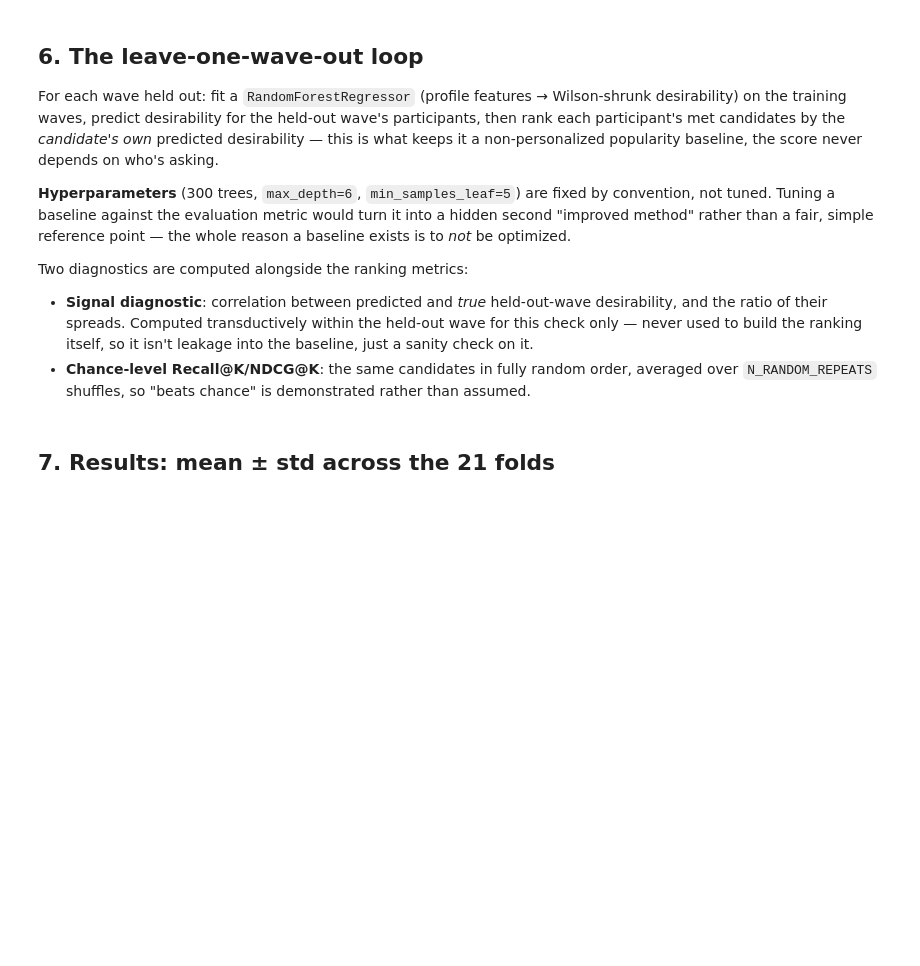
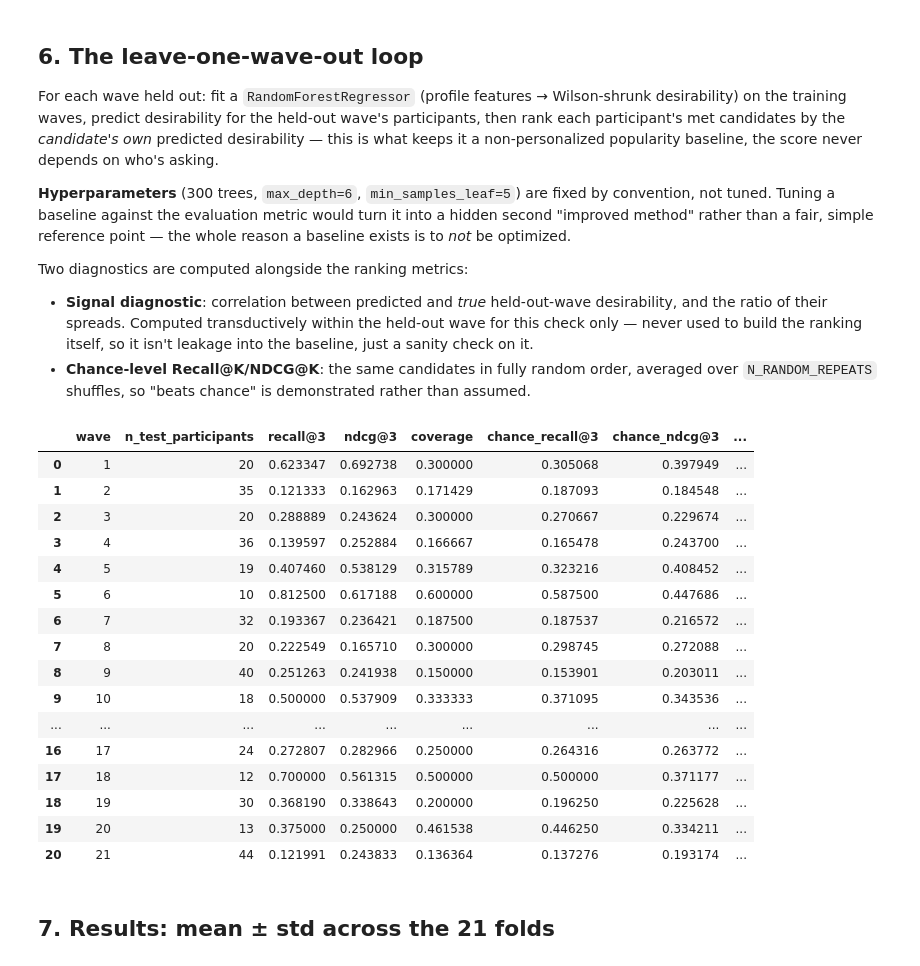
Before and after one commit to lerenardrouxx/speed_dating_experiment, a Jupyter notebook: 03_Baseline_Desirability_Model.ipynb, the cells around one changed output. Saved outputs shown, nothing was run; the diff lists cells and outputs as text; code cells hidden in the pictures; blank space fills up the shorter version.

```diff
--- a/03_Baseline_Desirability_Model.ipynb
+++ b/03_Baseline_Desirability_Model.ipynb
@@ -172,10 +172,17 @@ Two diagnostics are computed alongside the ranking metrics:
 - **Chance-level Recall@K/NDCG@K**: the same candidates in fully random order, averaged over
   `N_RANDOM_REPEATS` shuffles, so "beats chance" is demonstrated rather than assumed.
 # %%
-def run_leave_one_wave_out(raw: pd.DataFrame, k: int = K, seed: int = SEED) -> pd.DataFrame:
+def run_leave_one_wave_out(raw: pd.DataFrame, k: int = K, seed: int = SEED):
+    """Returns (results, scored_all). `results` is this notebook's own per-fold diagnostic
+    table (recall/ndcg/coverage plus a quick in-notebook chance check). `scored_all` is every
+    fold's scored rows on the SAME schema evaluation.py expects (decider_iid, candidate_id,
+    score, match, wave) -- used below to run the official "beats chance" test through the one
+    shared evaluator, so this notebook's reported significance matches report.qmd exactly
+    instead of reimplementing its own version of the same test."""
     person = build_person_table(raw)
     waves = sorted(raw["wave"].dropna().unique())
     rows = []
+    scored_parts = []
     rng = np.random.default_rng(seed)
 
     for w in waves:
@@ -208,6 +215,10 @@ def run_leave_one_wave_out(raw: pd.DataFrame, k: int = K, seed: int = SEED) -> p
         test_pairs = raw.loc[(raw["wave"] == w) & raw["pid"].notna(), ["iid", "pid", "match"]].copy()
         test_pairs["pid"] = test_pairs["pid"].astype("int64")
         test_pairs["score"] = test_pairs["pid"].map(pred_desirability)
+
+        shared_schema_rows = test_pairs.rename(columns={"iid": "decider_iid", "pid": "candidate_id"}).copy()
+        shared_schema_rows["wave"] = w
+        scored_parts.append(shared_schema_rows[["decider_iid", "candidate_id", "score", "match", "wave"]])
 
         recalls, ndcgs, topk_union = [], [], set()
         random_recalls, random_ndcgs = [], []
@@ -222,35 +233,53 @@ def run_leave_one_wave_out(raw: pd.DataFrame, k: int = K, seed: int = SEED) -> p
                 ndcgs.append(n)
             topk_union.update(ranked[:k])
 
             if relevant:
                 pids = g["pid"].tolist()
                 rr, rn = [], []
                 for _ in range(N_RANDOM_REPEATS):
                     perm = rng.permutation(pids).tolist()
                     rr.append(recall_at_k(perm, relevant, k))
                     rn.append(ndcg_at_k(perm, relevant, k))
                 random_recalls.append(np.mean(rr))
                 random_ndcgs.append(np.mean(rn))
 
         coverage = len(topk_union) / test_pairs["pid"].nunique()
         rows.append({
             "wave": w,
             "n_test_participants": len(test_iids),
             f"recall@{k}": np.mean(recalls) if recalls else np.nan,
             f"ndcg@{k}": np.mean(ndcgs) if ndcgs else np.nan,
             "coverage": coverage,
             f"chance_recall@{k}": np.mean(random_recalls) if random_recalls else np.nan,
             f"chance_ndcg@{k}": np.mean(random_ndcgs) if random_ndcgs else np.nan,
             "signal_corr": signal_corr,
             "pred_std": pred_std,
             "true_std": true_std,
         })
 
-    return pd.DataFrame(rows)
+    return pd.DataFrame(rows), pd.concat(scored_parts, ignore_index=True)
 
-results = run_leave_one_wave_out(raw)
+results, scored_all = run_leave_one_wave_out(raw)
 results.to_csv(RESULTS_DIR/"baseline_results_by_wave.csv", index=False)
 results
+# %% [output]
+|  | wave | n_test_participants | recall@3 | ndcg@3 | coverage | chance_recall@3 | chance_ndcg@3 | ... |
+| 0 | 1 | 20 | 0.623347 | 0.692738 | 0.300000 | 0.305068 | 0.397949 | ... |
+| 1 | 2 | 35 | 0.121333 | 0.162963 | 0.171429 | 0.187093 | 0.184548 | ... |
+| 2 | 3 | 20 | 0.288889 | 0.243624 | 0.300000 | 0.270667 | 0.229674 | ... |
+| 3 | 4 | 36 | 0.139597 | 0.252884 | 0.166667 | 0.165478 | 0.243700 | ... |
+| 4 | 5 | 19 | 0.407460 | 0.538129 | 0.315789 | 0.323216 | 0.408452 | ... |
+| 5 | 6 | 10 | 0.812500 | 0.617188 | 0.600000 | 0.587500 | 0.447686 | ... |
+| 6 | 7 | 32 | 0.193367 | 0.236421 | 0.187500 | 0.187537 | 0.216572 | ... |
+| 7 | 8 | 20 | 0.222549 | 0.165710 | 0.300000 | 0.298745 | 0.272088 | ... |
+| 8 | 9 | 40 | 0.251263 | 0.241938 | 0.150000 | 0.153901 | 0.203011 | ... |
+| 9 | 10 | 18 | 0.500000 | 0.537909 | 0.333333 | 0.371095 | 0.343536 | ... |
+| ... | ... | ... | ... | ... | ... | ... | ... | ... |
+| 16 | 17 | 24 | 0.272807 | 0.282966 | 0.250000 | 0.264316 | 0.263772 | ... |
+| 17 | 18 | 12 | 0.700000 | 0.561315 | 0.500000 | 0.500000 | 0.371177 | ... |
+| 18 | 19 | 30 | 0.368190 | 0.338643 | 0.200000 | 0.196250 | 0.225628 | ... |
+| 19 | 20 | 13 | 0.375000 | 0.250000 | 0.461538 | 0.446250 | 0.334211 | ... |
+| 20 | 21 | 44 | 0.121991 | 0.243833 | 0.136364 | 0.137276 | 0.193174 | ... |
 # %% [markdown]
 ## 7. Results: mean ± std across the 21 folds
 # %%
```
Also changed, not shown: parts of 2 cells of this notebook, 1 other file.
